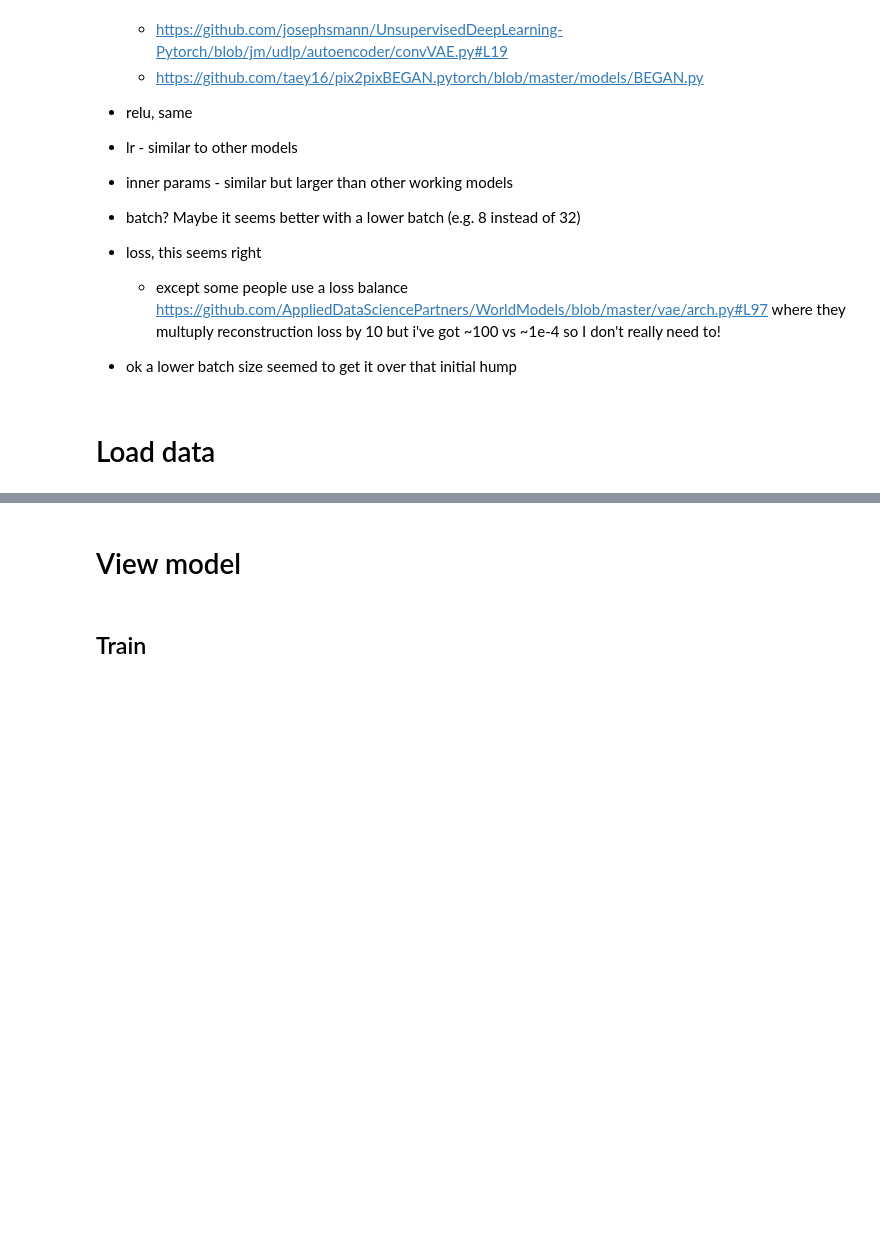
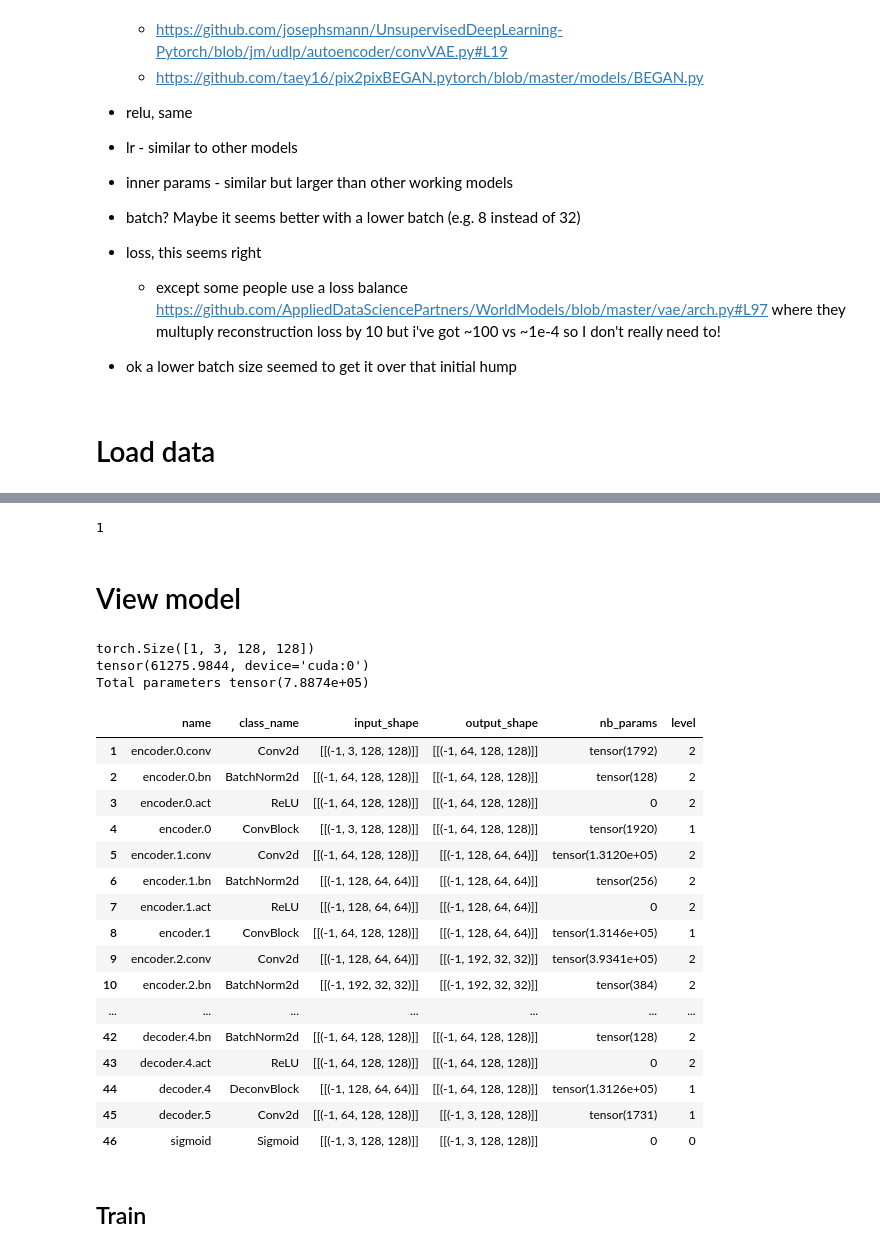
Before and after one commit to wassname/world-models-sonic-pytorch, a Jupyter notebook: Train VAE.ipynb, the cells around one changed output, grey strips where cells are left out. Cells and saved outputs as stored; diff of their text form; code cells hidden in the pictures; blank space fills up the shorter version.

```diff
--- a/Train VAE.ipynb
+++ b/Train VAE.ipynb
@@ -98,3 +100,8 @@ dataset_train, loader_train
+# %%
+next(iter(dataset_train))
+1
+# %% [output]
+1
 # %% [markdown]
 # View model
 # %%
@@ -103,17 +111,37 @@ vae = VAE(image_size=128, z_dim=32, conv_dim=64, code_dim=8, k_dim=128).cuda()
 state_dict = torch.load('./models/VAE_state_dict.pkl')
 vae.load_state_dict(vae.state_dict())
 # %%
-img = np.random.randn(64, 64, 3)
 img = np.random.randn(64*2, 64*2, 3)
 gpu_img = Variable(torch.from_numpy(img[np.newaxis].transpose(0, 3, 1, 2))).float().cuda()
 
 with TorchSummarizeDf(vae) as tdf:
     x, mu, logvar = vae.forward(gpu_img)
     print(x.size())
     print(loss_function(x, gpu_img, mu, logvar))
     x = x.data.cpu().numpy()[0].transpose(1, 2, 0)
     df = tdf.make_df()
 df
+# %% [output]
+torch.Size([1, 3, 128, 128])
+tensor(61275.9844, device='cuda:0')
+Total parameters tensor(7.8874e+05)
+|  | name | class_name | input_shape | output_shape | nb_params | level |
+| 1 | encoder.0.conv | Conv2d | [[(-1, 3, 128, 128)]] | [[(-1, 64, 128, 128)]] | tensor(1792) | 2 |
+| 2 | encoder.0.bn | BatchNorm2d | [[(-1, 64, 128, 128)]] | [[(-1, 64, 128, 128)]] | tensor(128) | 2 |
+| 3 | encoder.0.act | ReLU | [[(-1, 64, 128, 128)]] | [[(-1, 64, 128, 128)]] | 0 | 2 |
+| 4 | encoder.0 | ConvBlock | [[(-1, 3, 128, 128)]] | [[(-1, 64, 128, 128)]] | tensor(1920) | 1 |
+| 5 | encoder.1.conv | Conv2d | [[(-1, 64, 128, 128)]] | [[(-1, 128, 64, 64)]] | tensor(1.3120e+05) | 2 |
+| 6 | encoder.1.bn | BatchNorm2d | [[(-1, 128, 64, 64)]] | [[(-1, 128, 64, 64)]] | tensor(256) | 2 |
+| 7 | encoder.1.act | ReLU | [[(-1, 128, 64, 64)]] | [[(-1, 128, 64, 64)]] | 0 | 2 |
+| 8 | encoder.1 | ConvBlock | [[(-1, 64, 128, 128)]] | [[(-1, 128, 64, 64)]] | tensor(1.3146e+05) | 1 |
+| 9 | encoder.2.conv | Conv2d | [[(-1, 128, 64, 64)]] | [[(-1, 192, 32, 32)]] | tensor(3.9341e+05) | 2 |
+| 10 | encoder.2.bn | BatchNorm2d | [[(-1, 192, 32, 32)]] | [[(-1, 192, 32, 32)]] | tensor(384) | 2 |
+| ... | ... | ... | ... | ... | ... | ... |
+| 42 | decoder.4.bn | BatchNorm2d | [[(-1, 64, 128, 128)]] | [[(-1, 64, 128, 128)]] | tensor(128) | 2 |
+| 43 | decoder.4.act | ReLU | [[(-1, 64, 128, 128)]] | [[(-1, 64, 128, 128)]] | 0 | 2 |
+| 44 | decoder.4 | DeconvBlock | [[(-1, 128, 64, 64)]] | [[(-1, 64, 128, 128)]] | tensor(1.3126e+05) | 1 |
+| 45 | decoder.5 | Conv2d | [[(-1, 64, 128, 128)]] | [[(-1, 3, 128, 128)]] | tensor(1731) | 1 |
+| 46 | sigmoid | Sigmoid | [[(-1, 3, 128, 128)]] | [[(-1, 3, 128, 128)]] | 0 | 0 |
 # %% [markdown]
 ## Train
 # %%
```
Also changed, not shown: parts of 14 cells of this notebook, 14 other files.
